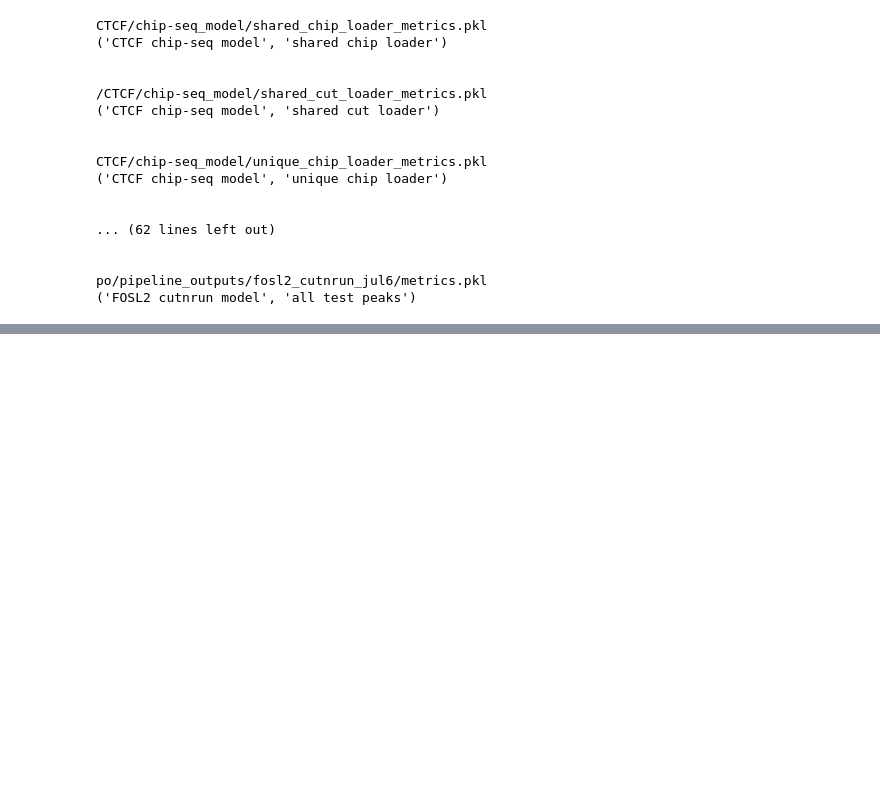
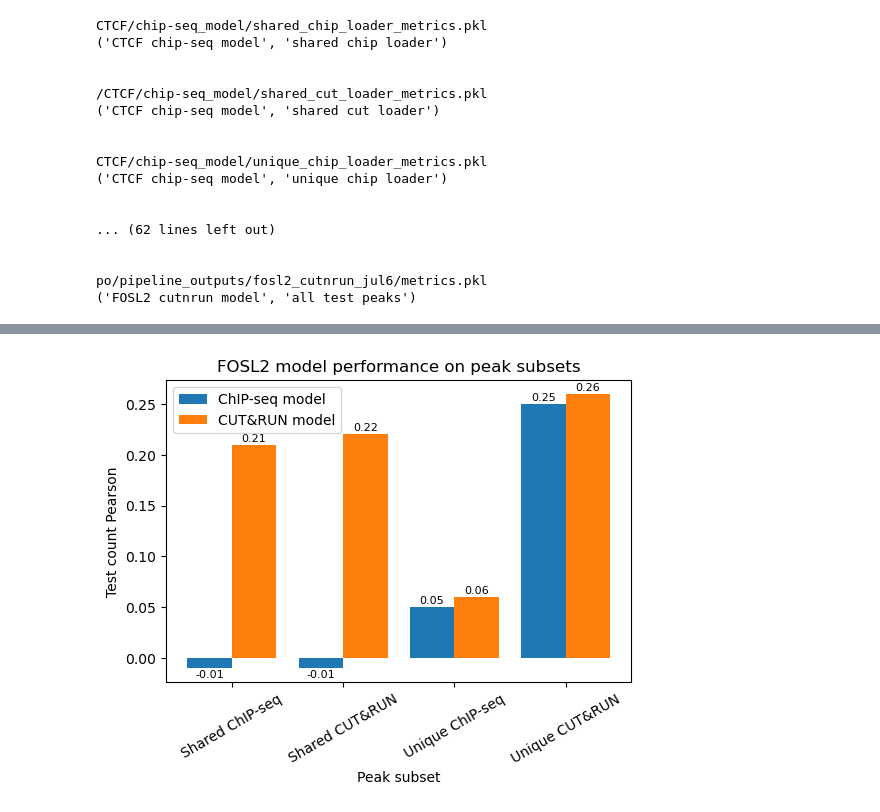
Before and after one commit to katie-sp/bpnet-internship, a Jupyter notebook: reports/katie_notebooks/summer2022_analysis/metrics_across_subsets.ipynb, the cells around one changed output, grey strips where cells are left out. Saved outputs shown, nothing was run; the diff lists cells and outputs as text; code cells hidden in the pictures; blank space fills up the shorter version.

```diff
--- a/reports/katie_notebooks/summer2022_analysis/metrics_across_subsets.ipynb
+++ b/reports/katie_notebooks/summer2022_analysis/metrics_across_subsets.ipynb
@@ -353,0 +358,4 @@ plot_metrics('CTCF', 'Test profile JSD')
+# %%
+plot_metrics('FOSL2', 'Test count Pearson')
+# %% [output]
+[figure, added]
```
Also changed, not shown: parts of 11 cells of this notebook, 2 other files.
